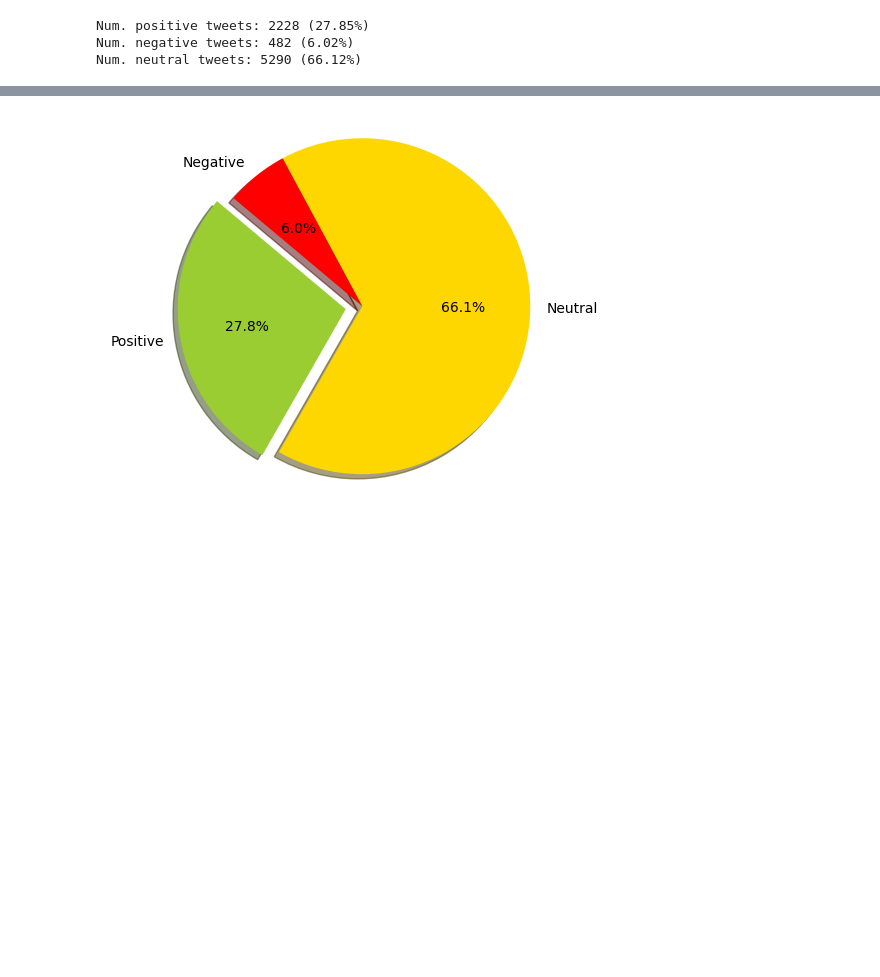
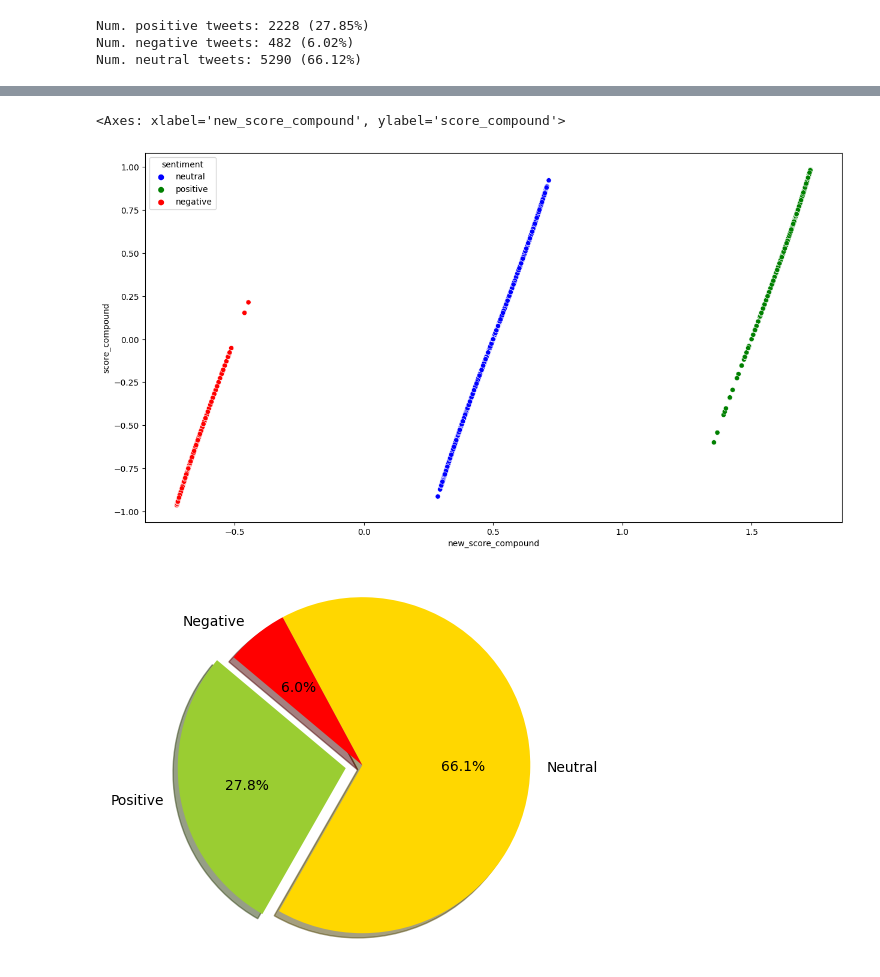
Before and after one commit to fas38/twitter-sentiment-analysis, a Jupyter notebook: solution_notebook.ipynb, the cells around one changed output, grey strips where cells are left out. Cells and saved outputs as stored; diff of their text form; code cells hidden in the pictures; blank space fills up the shorter version.

```diff
--- a/solution_notebook.ipynb
+++ b/solution_notebook.ipynb
@@ -61,0 +121,31 @@ Num. neutral tweets: 5290 (66.12%)
+# %%
+# Now if sentiment is positive then in new_score_compound = new_score_compound + 1
+# If sentiment is negative then in new_score_compound = new_score_compound - 1
+# If sentiment is neutral then in new_score_compound = new_score_compound + 0from nltk.sentiment.vader import SentimentIntensityAnalyzer
+
+# Iterate over df_plot dataframe
+for index, row in df_plot.iterrows():
+    # Get the sentiment score of the tweet
+    new_score_compound = row['new_score_compound']
+    # Get the sentiment of the tweet
+    new_sentiment = row['sentiment']
+    # If sentiment is positive then in new_score_compound = new_score_compound + 1
+    if new_sentiment == 'positive':
+        new_score_compound = new_score_compound + 1
+    # If sentiment is negative then in new_score_compound = new_score_compound - 1
+    elif new_sentiment == 'negative':
+        new_score_compound = new_score_compound - 1
+    # If sentiment is neutral then in new_score_compound = new_score_compound + 0
+    else:
+        new_score_compound = new_score_compound + 0
+    # Update the new_score_compound column with new_score_compound
+    df_plot.loc[index, 'new_score_compound'] = new_score_compound
+
+
+# Create plot
+plt.figure(figsize=(15,8))
+sns.scatterplot(x=df_plot.new_score_compound, y=df_plot['score_compound'],
+hue=df_plot['sentiment'], palette=['blue', 'green', 'red'])
+# %% [output]
+<Axes: xlabel='new_score_compound', ylabel='score_compound'>
+[figure, added]
```
Also changed, not shown: parts of 6 cells of this notebook, 6 other files.
